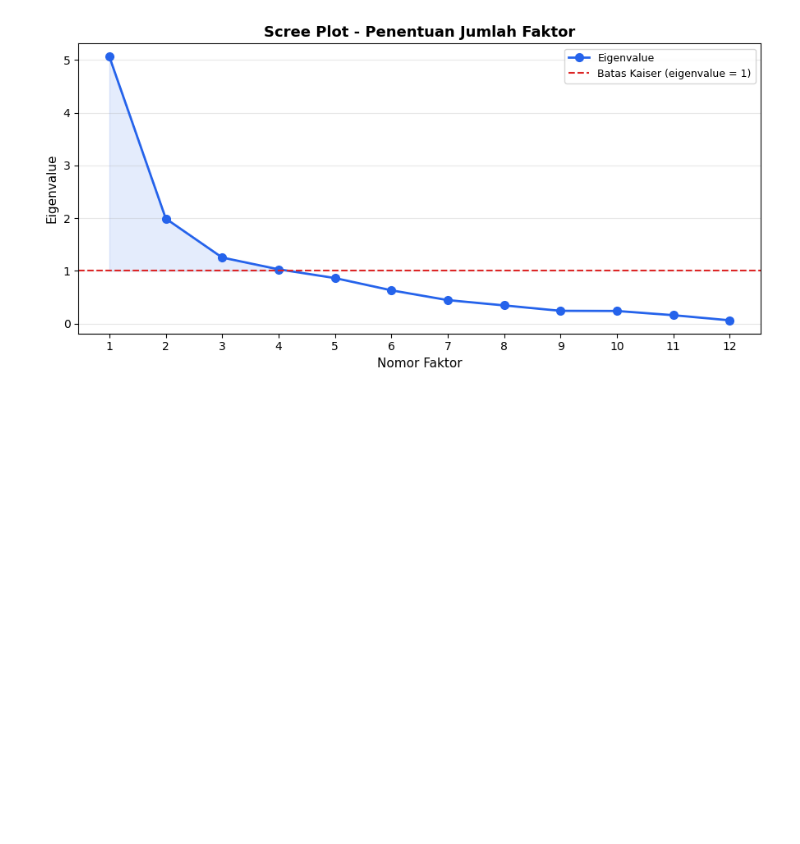
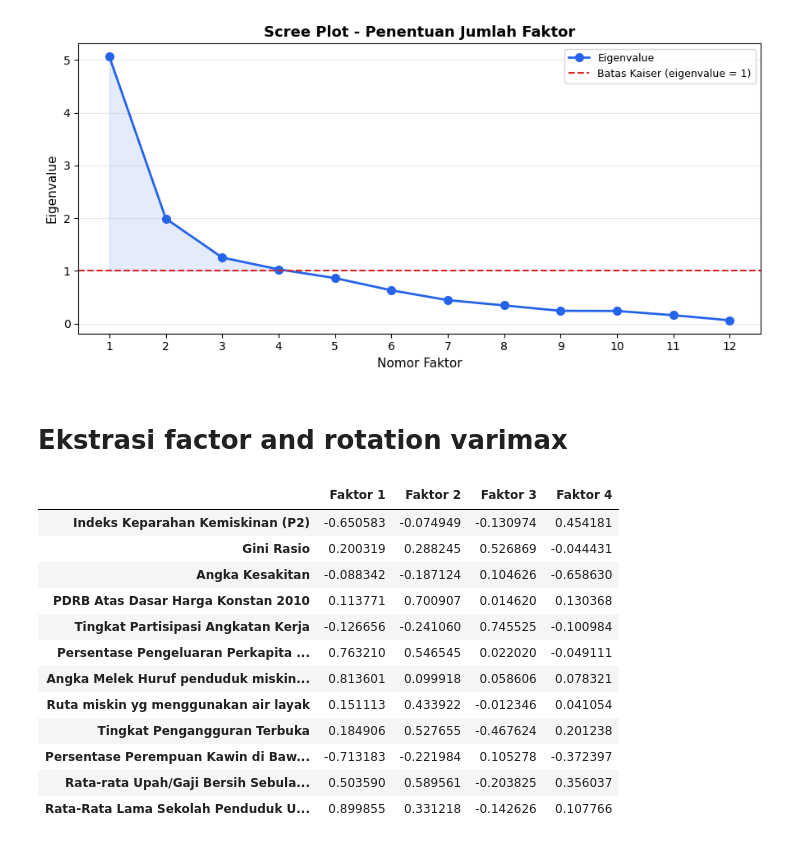
Before and after one commit to yowxy/Analysys-Factor-based-on-Study-Case, a Jupyter notebook: index.ipynb, the cells around one changed output. Cells and saved outputs as stored; diff of their text form; code cells hidden in the pictures; blank space fills up the shorter version.

Commit message:
feat: extration factor and rotation varimax

```diff
--- a/index.ipynb
+++ b/index.ipynb
@@ -238,3 +238,29 @@ plt.tight_layout()
 plt.show()
 # %% [output]
 [figure]
+# %% [markdown]
+# Ekstrasi  factor and rotation varimax
+# %%
+fa = FactorAnalyzer(n_factors=n_factor, rotation="varimax")
+fa.fit(dataPilihan)
+
+loadings = pd.DataFrame(
+    fa.loadings_,
+    index=dataPilihan.columns,
+    columns=[f"Faktor {i+1}" for i in range(n_factor)]
+)
+loadings
+# %% [output]
+|  | Faktor 1 | Faktor 2 | Faktor 3 | Faktor 4 |
+| Indeks Keparahan Kemiskinan (P2) | -0.650583 | -0.074949 | -0.130974 | 0.454181 |
+| Gini Rasio | 0.200319 | 0.288245 | 0.526869 | -0.044431 |
+| Angka Kesakitan | -0.088342 | -0.187124 | 0.104626 | -0.658630 |
+| PDRB Atas Dasar Harga Konstan 2010 | 0.113771 | 0.700907 | 0.014620 | 0.130368 |
+| Tingkat Partisipasi Angkatan Kerja | -0.126656 | -0.241060 | 0.745525 | -0.100984 |
+| Persentase Pengeluaran Perkapita ... | 0.763210 | 0.546545 | 0.022020 | -0.049111 |
+| Angka Melek Huruf penduduk miskin... | 0.813601 | 0.099918 | 0.058606 | 0.078321 |
+| Ruta miskin yg menggunakan air layak | 0.151113 | 0.433922 | -0.012346 | 0.041054 |
+| Tingkat Pengangguran Terbuka | 0.184906 | 0.527655 | -0.467624 | 0.201238 |
+| Persentase Perempuan Kawin di Baw... | -0.713183 | -0.221984 | 0.105278 | -0.372397 |
+| Rata-rata Upah/Gaji Bersih Sebula... | 0.503590 | 0.589561 | -0.203825 | 0.356037 |
+| Rata-Rata Lama Sekolah Penduduk U... | 0.899855 | 0.331218 | -0.142626 | 0.107766 |
```
